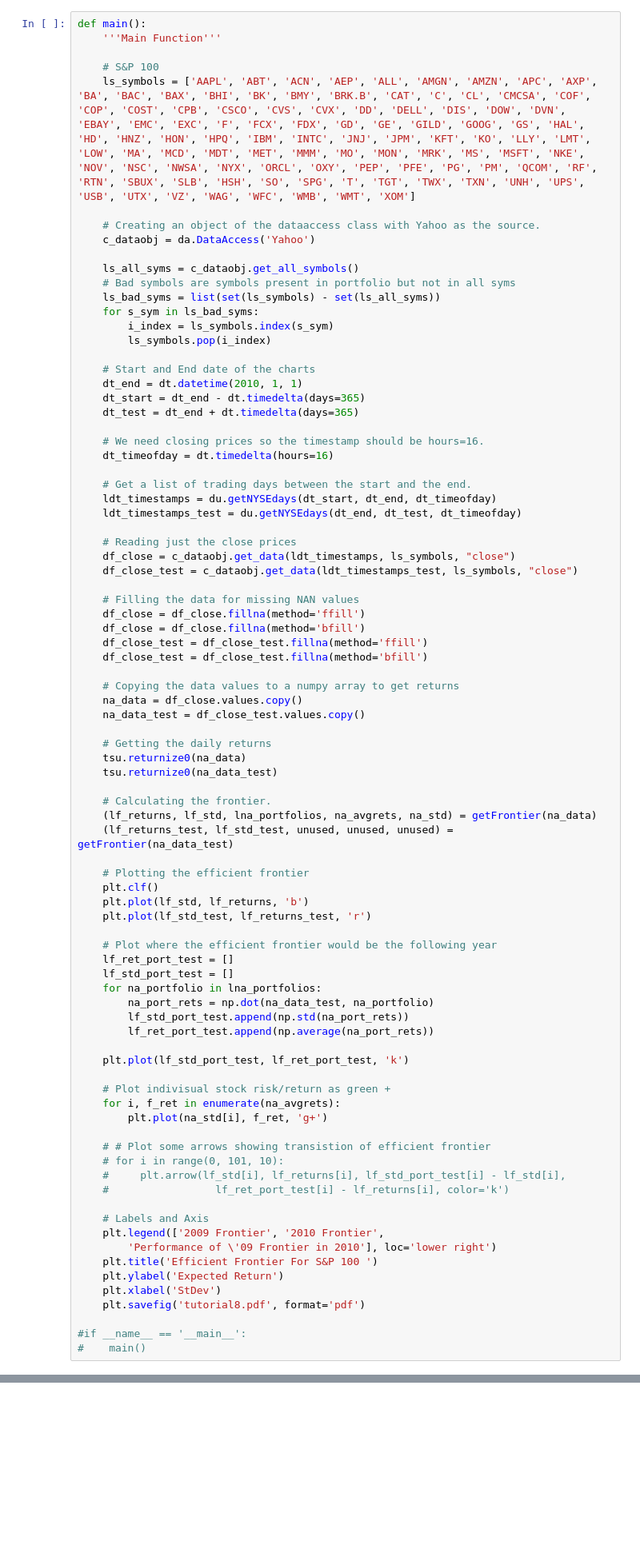
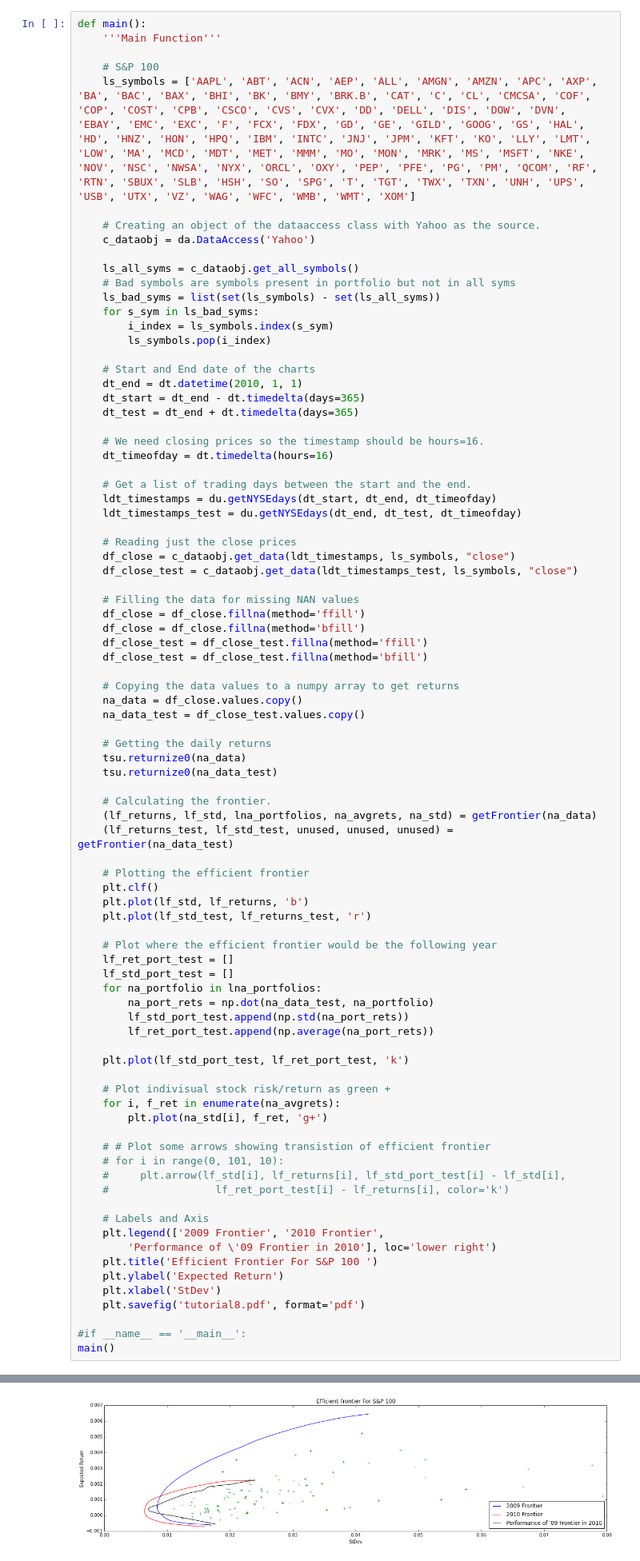
Before and after one commit to qorelogic/ml2, a Jupyter notebook: bin/qore-liquid-main.ipynb, the cells around one changed output, grey strips where cells are left out. Shown at 80% size. Drawn from its saved outputs; the diff is of its cells as text; blank space fills up the shorter version.

```diff
--- a/bin/qore-liquid-main.ipynb
+++ b/bin/qore-liquid-main.ipynb
@@ -88,4 +88,5 @@ def main():
     plt.savefig('tutorial8.pdf', format='pdf')
 
 #if __name__ == '__main__':
-#    main()
+main()
+# %% [output]
@@ -92,3 +96,4 @@ def main():
+[figure, added]
 # %%
 # S&P 100
 ls_symbols = ['AAPL', 'ABT', 'ACN', 'AEP', 'ALL', 'AMGN', 'AMZN', 'APC', 'AXP', 'BA', 'BAC', 'BAX', 'BHI', 'BK', 'BMY', 'BRK.B', 'CAT', 'C', 'CL', 'CMCSA', 'COF', 'COP', 'COST', 'CPB', 'CSCO', 'CVS', 'CVX', 'DD', 'DELL', 'DIS', 'DOW', 'DVN', 'EBAY', 'EMC', 'EXC', 'F', 'FCX', 'FDX', 'GD', 'GE', 'GILD', 'GOOG', 'GS', 'HAL', 'HD', 'HNZ', 'HON', 'HPQ', 'IBM', 'INTC', 'JNJ', 'JPM', 'KFT', 'KO', 'LLY', 'LMT', 'LOW', 'MA', 'MCD', 'MDT', 'MET', 'MMM', 'MO', 'MON', 'MRK', 'MS', 'MSFT', 'NKE', 'NOV', 'NSC', 'NWSA', 'NYX', 'ORCL', 'OXY', 'PEP', 'PFE', 'PG', 'PM', 'QCOM', 'RF', 'RTN', 'SBUX', 'SLB', 'HSH', 'SO', 'SPG', 'T', 'TGT', 'TWX', 'TXN', 'UNH', 'UPS', 'USB', 'UTX', 'VZ', 'WAG', 'WFC', 'WMB', 'WMT', 'XOM']
```
Also changed, not shown: parts of 1 cell of this notebook, 3 other files.
